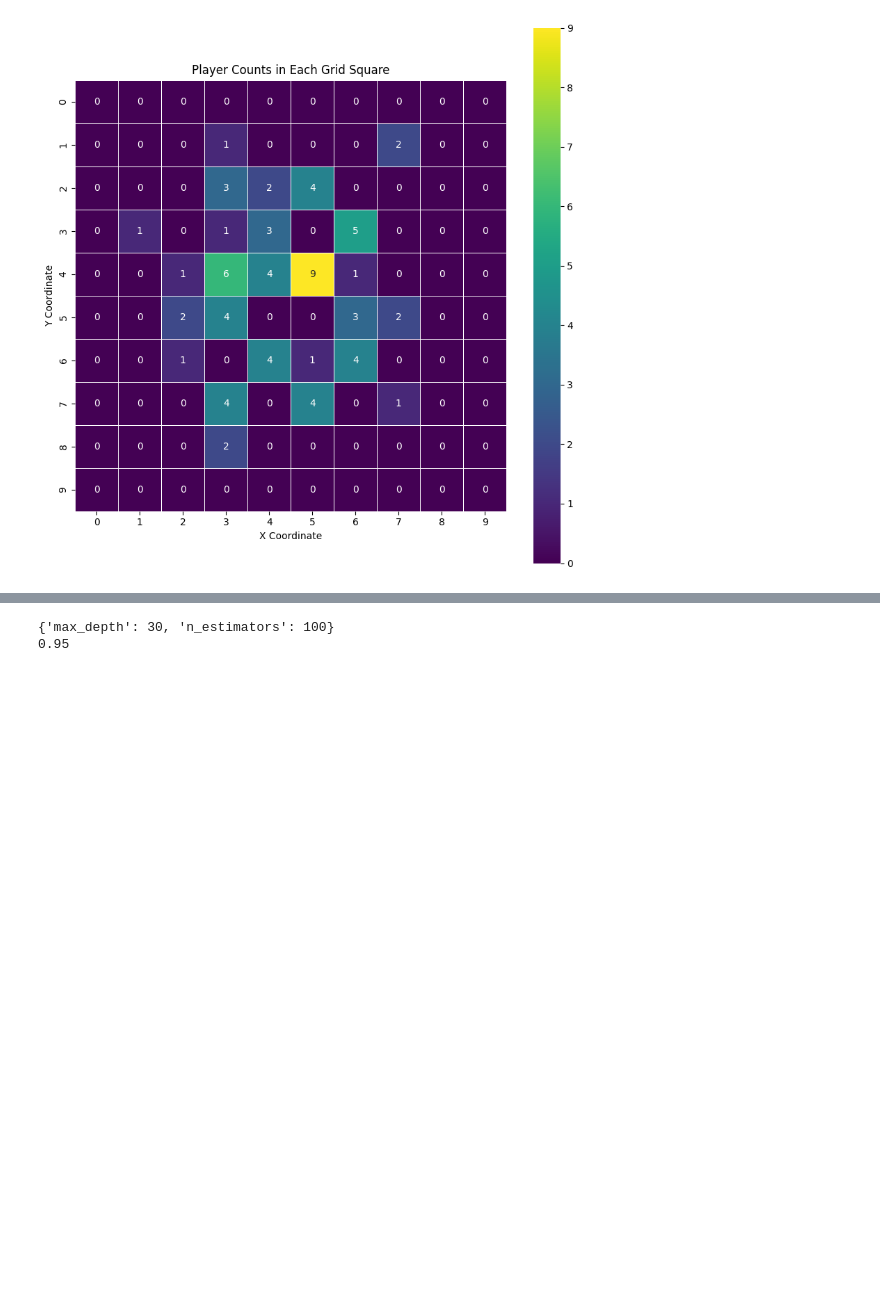
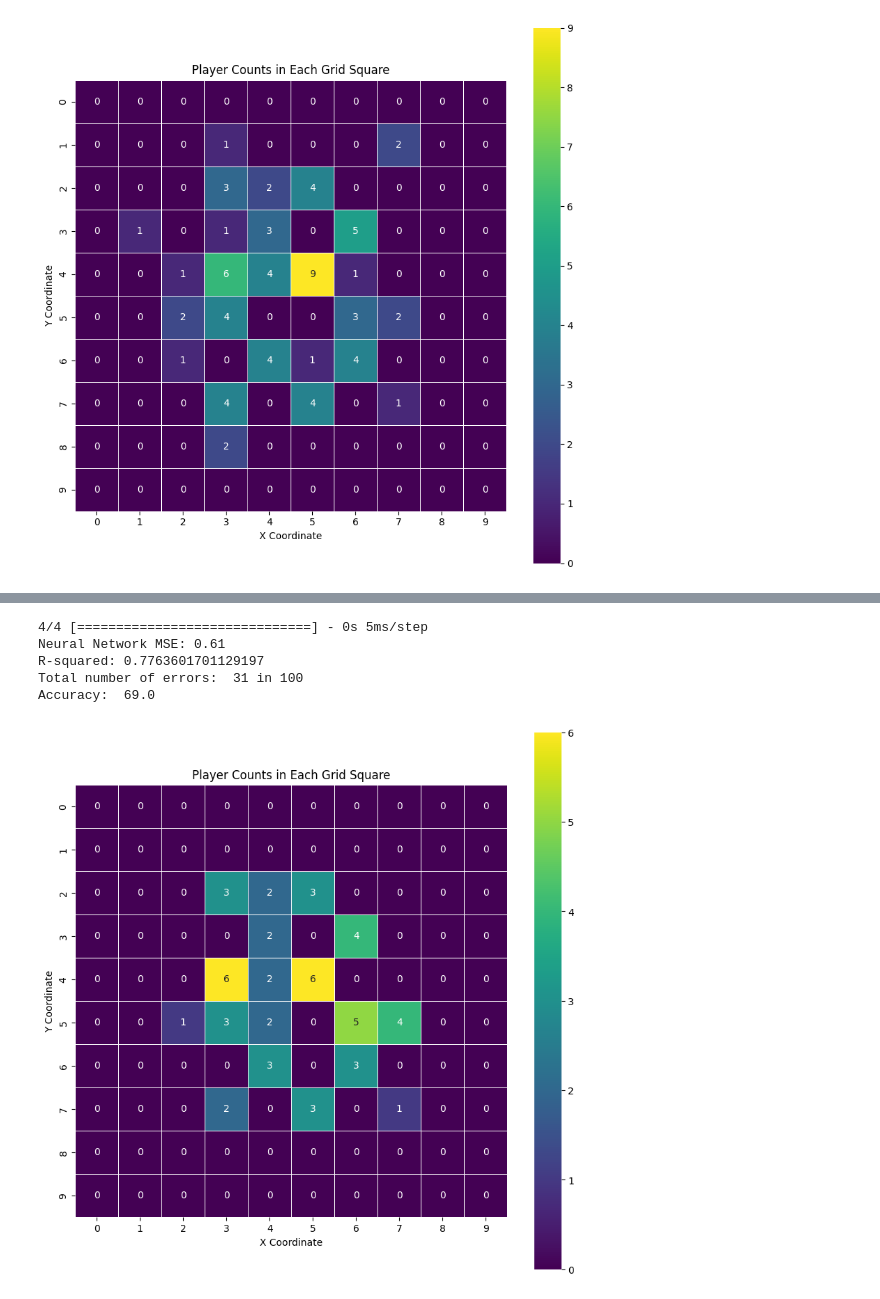
Before and after one commit to cris112212/New_Project, a Jupyter notebook: Data/Statistics.ipynb, the cells around one changed output, grey strips where cells are left out. Cells and saved outputs as stored; diff of their text form; code cells hidden in the pictures; blank space fills up the shorter version.

```diff
--- a/Data/Statistics.ipynb
+++ b/Data/Statistics.ipynb
@@ -1257,18 +1297,0 @@ plt.show()
-# %%
-from sklearn.ensemble import RandomForestClassifier
-from sklearn.model_selection import train_test_split, GridSearchCV, StratifiedKFold
-
-nEst = np.array([50,100,150,200, 250,300])
-mDp = np.array([10,15,20,25,30])
-
-parD = {'n_estimators':nEst, 'max_depth':mDp}
-
-
-rf = RandomForestClassifier()
-gscv = GridSearchCV(rf, param_grid = parD,  n_jobs = 6).fit(X_train,y_train)
-
-print(gscv.best_params_)
-print(gscv.score(X_test,y_test))
-# %% [output]
-{'max_depth': 30, 'n_estimators': 100}
-0.95
@@ -1279,0 +1298,27 @@ nn_model = keras.models.load_model('nn_model_dropout.h5')
+# %%
+nn_predictions = np.round(np.abs(nn_model_new.predict(X_test)),0).flatten()
+# for i in range (len(nn_predictions)):
+#     if nn_predictions[i]==21:
+#         nn_predictions[i] = 3
+
+nn_mse = mean_squared_error(y_test, nn_predictions)
+print("Neural Network MSE:", nn_mse)
+r2 = r2_score(y_test, nn_predictions)
+print("R-squared:", r2)
+cm = confusion_matrix(y_test, nn_predictions)
+print('Total number of errors: ', np.sum(y_test != nn_predictions),'in', len(y_test))
+print('Accuracy: ', np.sum(y_test == nn_predictions) / len(y_test) * 100)
+
+plt.figure(figsize=(10, 10))
+sns.heatmap(nn_predictions.reshape(grid_shape), annot=True, fmt=".0f", cmap='viridis', linewidths=.5, square=True)
+plt.title('Player Counts in Each Grid Square')
+plt.xlabel('X Coordinate')
+plt.ylabel('Y Coordinate')
+plt.show()
+# %% [output]
+4/4 [==============================] - 0s 5ms/step
+Neural Network MSE: 0.61
+R-squared: 0.7763601701129197
+Total number of errors:  31 in 100
+Accuracy:  69.0
+[figure, added]
```
Also changed, not shown: parts of 39 cells of this notebook, 1 other file.
